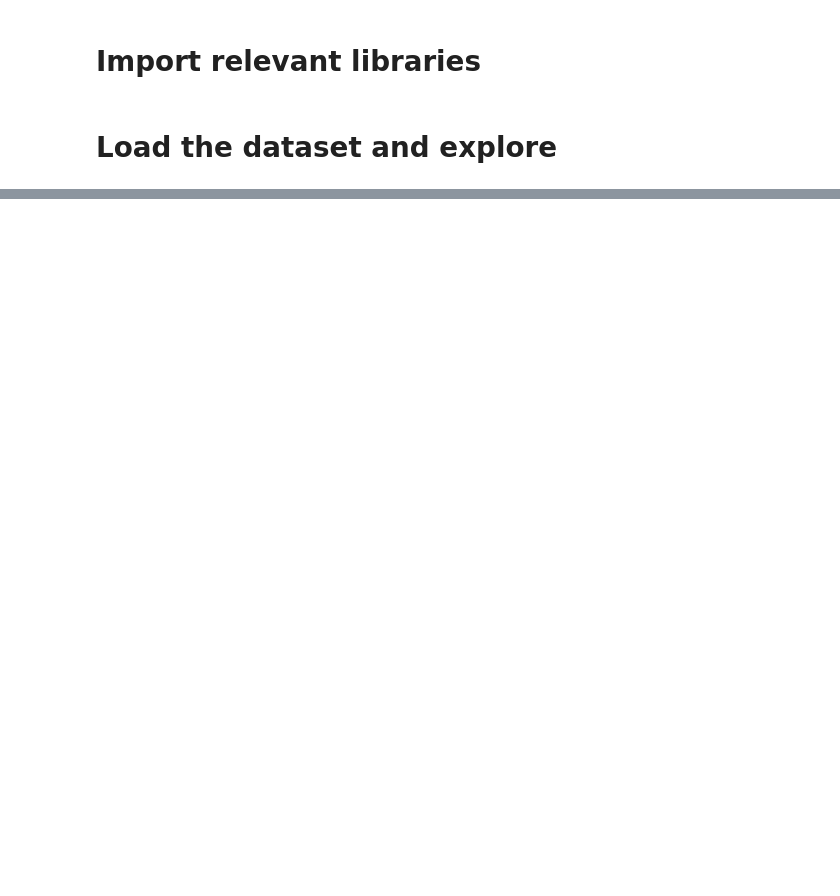
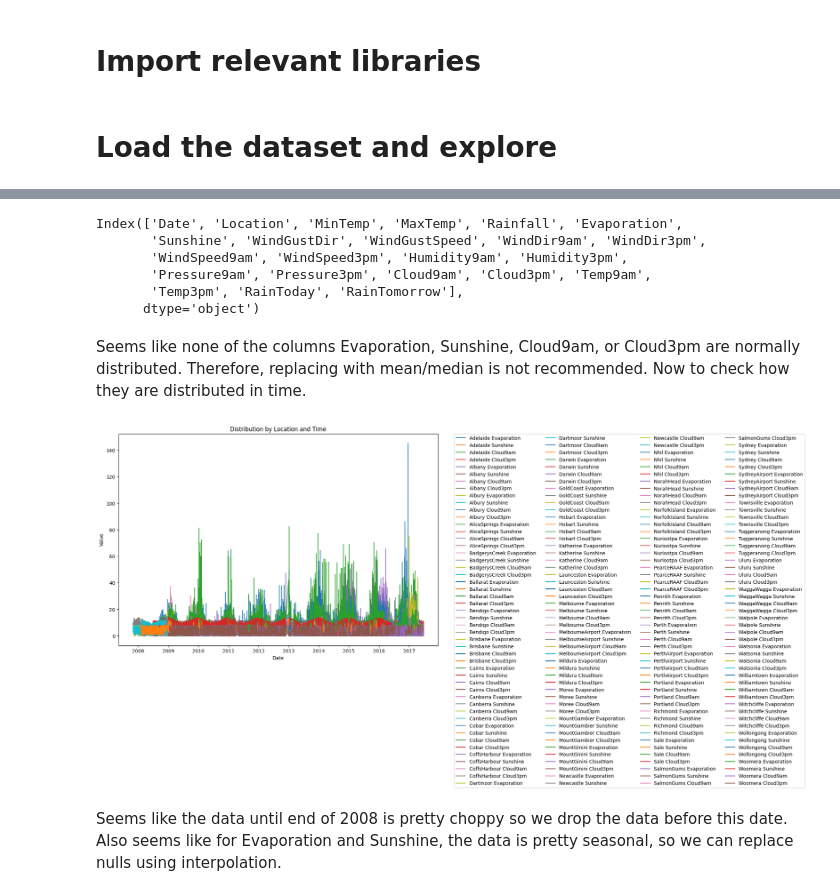
Before and after one commit to fargasetya/WFiA1, a Jupyter notebook: notebook/WFAuNotebook.ipynb, the cells around one changed output, grey strips where cells are left out. Drawn from its saved outputs; the diff is of its cells as text; code cells hidden in the pictures; blank space fills up the shorter version.

```diff
--- a/notebook/WFAuNotebook.ipynb
+++ b/notebook/WFAuNotebook.ipynb
@@ -44,0 +97,50 @@ df.head()
+# %%
+print(df.columns)
+# %% [output]
+Index(['Date', 'Location', 'MinTemp', 'MaxTemp', 'Rainfall', 'Evaporation',
+       'Sunshine', 'WindGustDir', 'WindGustSpeed', 'WindDir9am', 'WindDir3pm',
+       'WindSpeed9am', 'WindSpeed3pm', 'Humidity9am', 'Humidity3pm',
+       'Pressure9am', 'Pressure3pm', 'Cloud9am', 'Cloud3pm', 'Temp9am',
+       'Temp3pm', 'RainToday', 'RainTomorrow'],
+      dtype='object')
+# %% [markdown]
+Seems like none of the columns Evaporation, Sunshine, Cloud9am, or Cloud3pm are normally distributed. Therefore, replacing with mean/median is not recommended.
+Now to check how they are distributed in time.
+# %%
+# Convert 'Date' column to datetime if it's not already
+groupedDf = df.copy()
+groupedDf['Date'] = pd.to_datetime(groupedDf['Date'], format='%d/%m/%Y')
+groupedDf.set_index('Date', inplace=True)
+
+numeric_columns = groupedDf.select_dtypes(include=[np.number]).columns
+grouped = groupedDf.groupby(['Location', 'Date'])[numeric_columns].mean().reset_index()
+
+locations = grouped['Location'].unique()
+
+# Create a figure and axes
+fig, ax = plt.subplots(figsize=(12, 8))
+
+# Iterate over each location
+for location in locations:
+    # Filter data for the current location
+    location_data = grouped[grouped['Location'] == location]
+
+    # Plot each variable for the current location
+    ax.plot(location_data['Date'], location_data['Evaporation'], label=f'{location} Evaporation')
+    ax.plot(location_data['Date'], location_data['Sunshine'], label=f'{location} Sunshine')
+    ax.plot(location_data['Date'], location_data['Cloud9am'], label=f'{location} Cloud9am')
+    ax.plot(location_data['Date'], location_data['Cloud3pm'], label=f'{location} Cloud3pm')
+
+# Set labels and title
+ax.set_xlabel('Date')
+ax.set_ylabel('Value')
+ax.set_title('Distribution by Location and Time')
+ax.legend(ncol=4, bbox_to_anchor=(1.05, 1), loc='upper left', borderaxespad=0.)
+
+# Show the plot
+plt.show()
+# %% [output]
+[figure, added]
+# %% [markdown]
+Seems like the data until end of 2008 is pretty choppy so we drop the data before this date.
+Also seems like for Evaporation and Sunshine, the data is pretty seasonal, so we can replace nulls using interpolation.
```
Also changed, not shown: parts of 35 cells of this notebook.
